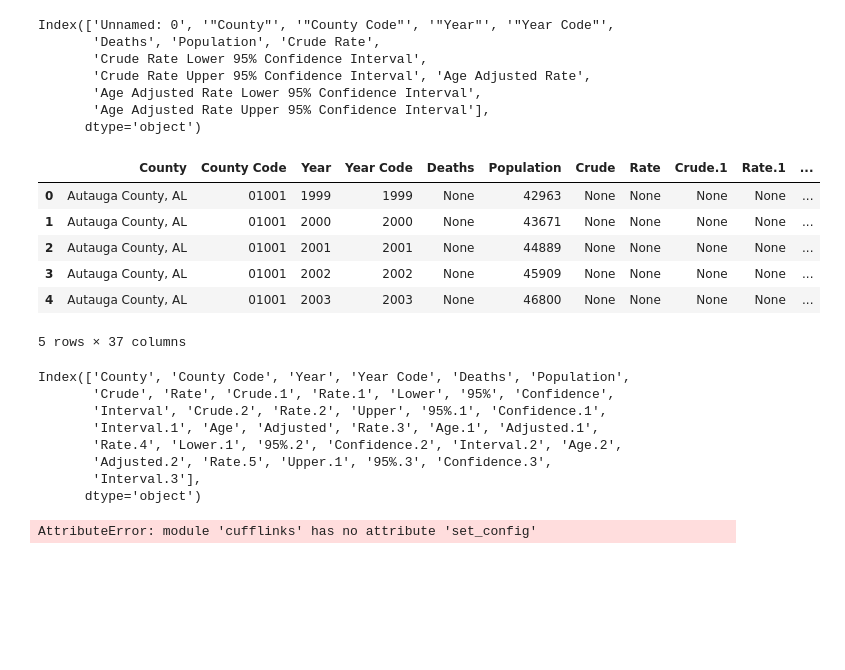
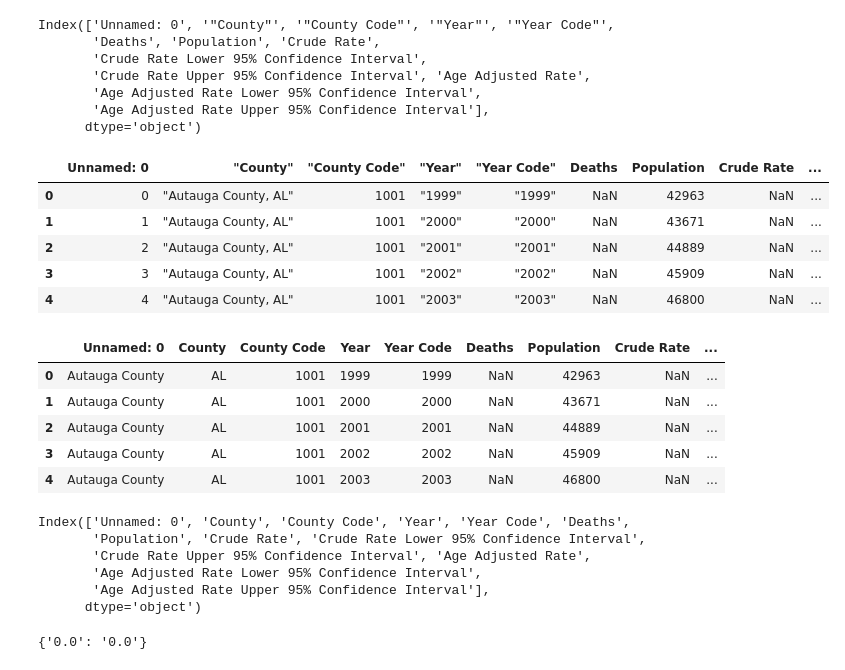
Before and after one commit to plotly/dash-opioid-epidemic-demo, a Jupyter notebook: GeoJSON factory.ipynb, the cells around one changed output. Drawn from its saved outputs; the diff is of its cells as text; code cells hidden in the pictures; blank space fills up the shorter version.

```diff
--- a/GeoJSON factory.ipynb
+++ b/GeoJSON factory.ipynb
@@ -341,10 +337,9 @@ feather = feather.read_dataframe('df.feather')
 # %%
-feather.head()
+df_full_data.head()
 # %% [output]
-|  | County | County Code | Year | Year Code | Deaths | Population | Crude | Rate | Crude.1 | Rate.1 | ... |
-| 0 | Autauga County, AL | 01001 | 1999 | 1999 | None | 42963 | None | None | None | None | ... |
-| 1 | Autauga County, AL | 01001 | 2000 | 2000 | None | 43671 | None | None | None | None | ... |
-| 2 | Autauga County, AL | 01001 | 2001 | 2001 | None | 44889 | None | None | None | None | ... |
-| 3 | Autauga County, AL | 01001 | 2002 | 2002 | None | 45909 | None | None | None | None | ... |
-| 4 | Autauga County, AL | 01001 | 2003 | 2003 | None | 46800 | None | None | None | None | ... |
+|  | Unnamed: 0 | "County" | "County Code" | "Year" | "Year Code" | Deaths | Population | Crude Rate | ... |
+| 0 | 0 | "Autauga County, AL" | 1001 | "1999" | "1999" | NaN | 42963 | NaN | ... |
+| 1 | 1 | "Autauga County, AL" | 1001 | "2000" | "2000" | NaN | 43671 | NaN | ... |
+| 2 | 2 | "Autauga County, AL" | 1001 | "2001" | "2001" | NaN | 44889 | NaN | ... |
+| 3 | 3 | "Autauga County, AL" | 1001 | "2002" | "2002" | NaN | 45909 | NaN | ... |
+| 4 | 4 | "Autauga County, AL" | 1001 | "2003" | "2003" | NaN | 46800 | NaN | ... |
-5 rows × 37 columns
@@ -351,12 +348,19 @@ feather.head()
+# %%
+no_quotes.head()
+# %% [output]
+|  | Unnamed: 0 | County | County Code | Year | Year Code | Deaths | Population | Crude Rate | ... |
+| 0 | Autauga County | AL | 1001 | 1999 | 1999 | NaN | 42963 | NaN | ... |
+| 1 | Autauga County | AL | 1001 | 2000 | 2000 | NaN | 43671 | NaN | ... |
+| 2 | Autauga County | AL | 1001 | 2001 | 2001 | NaN | 44889 | NaN | ... |
+| 3 | Autauga County | AL | 1001 | 2002 | 2002 | NaN | 45909 | NaN | ... |
+| 4 | Autauga County | AL | 1001 | 2003 | 2003 | NaN | 46800 | NaN | ... |
 # %%
-feather.columns
+no_quotes.columns
 # %% [output]
-Index(['County', 'County Code', 'Year', 'Year Code', 'Deaths', 'Population',
-       'Crude', 'Rate', 'Crude.1', 'Rate.1', 'Lower', '95%', 'Confidence',
-       'Interval', 'Crude.2', 'Rate.2', 'Upper', '95%.1', 'Confidence.1',
-       'Interval.1', 'Age', 'Adjusted', 'Rate.3', 'Age.1', 'Adjusted.1',
-       'Rate.4', 'Lower.1', '95%.2', 'Confidence.2', 'Interval.2', 'Age.2',
-       'Adjusted.2', 'Rate.5', 'Upper.1', '95%.3', 'Confidence.3',
-       'Interval.3'],
+Index(['Unnamed: 0', 'County', 'County Code', 'Year', 'Year Code', 'Deaths',
+       'Population', 'Crude Rate', 'Crude Rate Lower 95% Confidence Interval',
+       'Crude Rate Upper 95% Confidence Interval', 'Age Adjusted Rate',
+       'Age Adjusted Rate Lower 95% Confidence Interval',
+       'Age Adjusted Rate Upper 95% Confidence Interval'],
       dtype='object')
 # %%
@@ -364,4 +368,4 @@ import cufflinks as cf
-# %%
-help(cf.set_config)
-# %% [output]
-AttributeError: module 'cufflinks' has no attribute 'set_config'
+# %%
+{str(tick): str(tick) for tick in np.linspace(0,0.1,1)}
+# %% [output]
+{'0.0': '0.0'}
```
Also changed, not shown: parts of 5 cells of this notebook, 3 other files.
